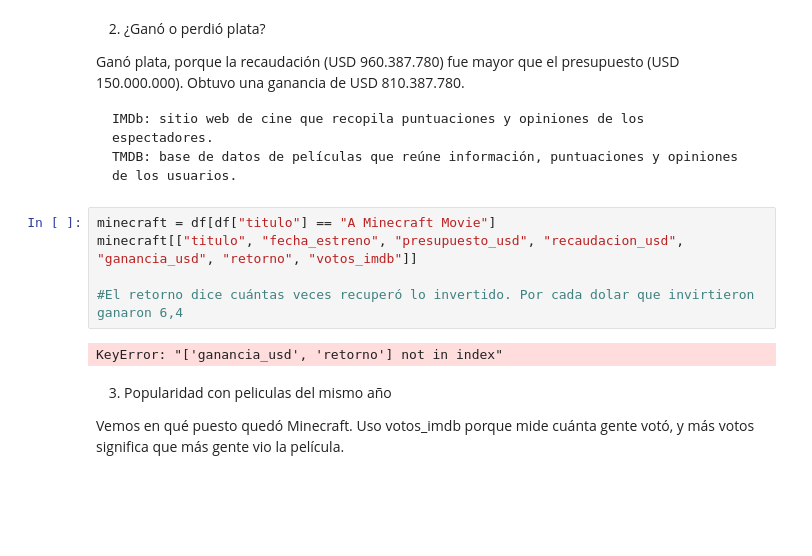
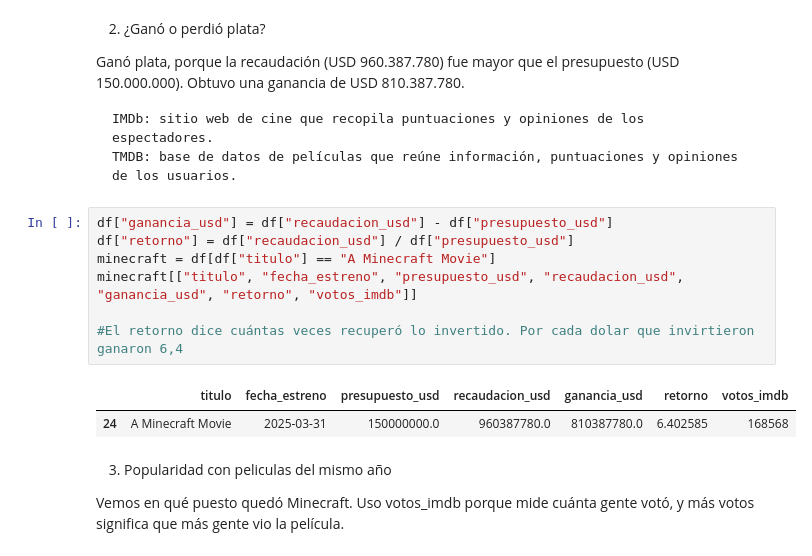
Before and after one commit to aguilera1212/consulting-challenge-cinemetrics, a Jupyter notebook: notebooks/05_analisis_y_graficos.ipynb, the cells around one changed output. Saved outputs shown, nothing was run; the diff lists cells and outputs as text; blank space fills up the shorter version.

```diff
--- a/notebooks/05_analisis_y_graficos.ipynb
+++ b/notebooks/05_analisis_y_graficos.ipynb
@@ -35,12 +35,15 @@ Obtuvo una ganancia de USD 810.387.780.
     IMDb: sitio web de cine que recopila puntuaciones y opiniones de los espectadores.
     TMDB: base de datos de películas que reúne información, puntuaciones y opiniones de los usuarios.
 # %%
+df["ganancia_usd"] = df["recaudacion_usd"] - df["presupuesto_usd"]
+df["retorno"] = df["recaudacion_usd"] / df["presupuesto_usd"]
 minecraft = df[df["titulo"] == "A Minecraft Movie"]
 minecraft[["titulo", "fecha_estreno", "presupuesto_usd", "recaudacion_usd", "ganancia_usd", "retorno", "votos_imdb"]]
 
 #El retorno dice cuántas veces recuperó lo invertido. Por cada dolar que invirtieron ganaron 6,4
 # %% [output]
-KeyError: "['ganancia_usd', 'retorno'] not in index"
+|  | titulo | fecha_estreno | presupuesto_usd | recaudacion_usd | ganancia_usd | retorno | votos_imdb |
+| 24 | A Minecraft Movie | 2025-03-31 | 150000000.0 | 960387780.0 | 810387780.0 | 6.402585 | 168568 |
 # %% [markdown]
 3) Popularidad con peliculas del mismo año
 
```
Also changed, not shown: parts of 9 cells of this notebook, 24 other files.
